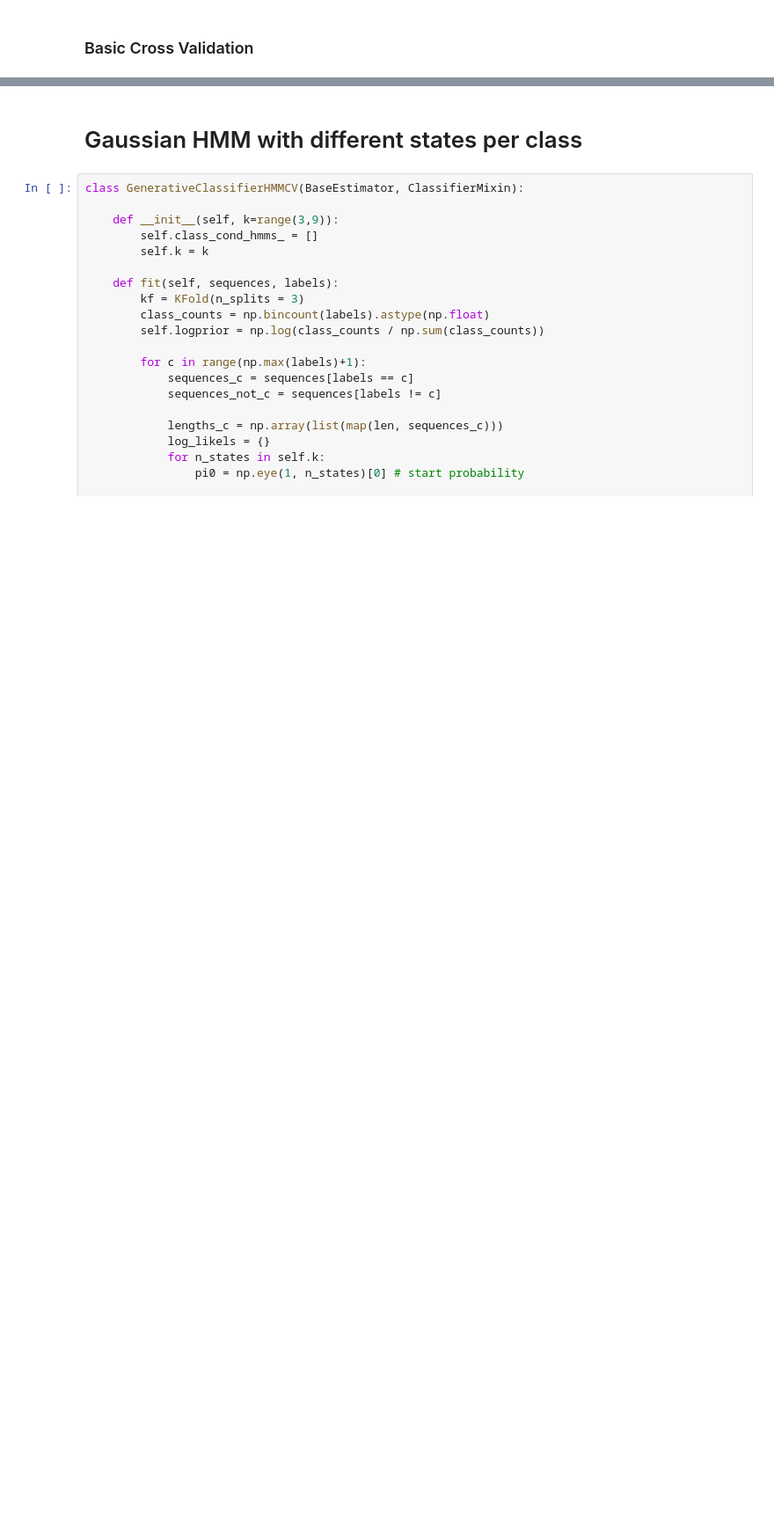
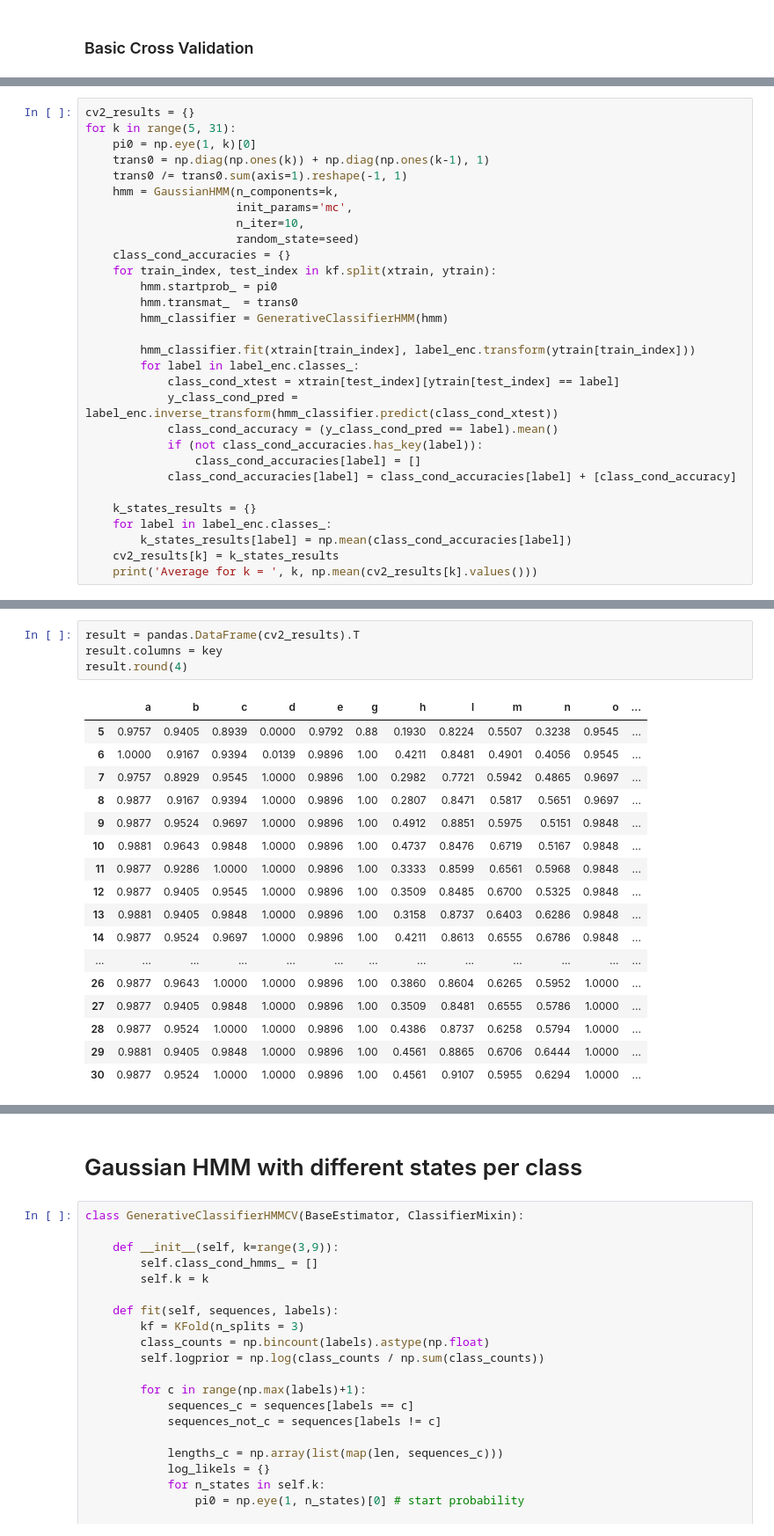
Before and after one commit to mckayryan/classifying_handwritten_letters_HMM, a Jupyter notebook: Assignment 2.ipynb, the cells around one changed output, grey strips where cells are left out. Shown at 88% size. Drawn from its saved outputs; the diff is of its cells as text; blank space fills up the shorter version.

```diff
--- a/Assignment 2.ipynb
+++ b/Assignment 2.ipynb
@@ -263,0 +361,30 @@ KeyboardInterrupt:
+# %%
+cv2_results = {}
+for k in range(5, 31):
+    pi0 = np.eye(1, k)[0]
+    trans0 = np.diag(np.ones(k)) + np.diag(np.ones(k-1), 1)
+    trans0 /= trans0.sum(axis=1).reshape(-1, 1)
+    hmm = GaussianHMM(n_components=k,
+                      init_params='mc',
+                      n_iter=10,
+                      random_state=seed)
+    class_cond_accuracies = {}
+    for train_index, test_index in kf.split(xtrain, ytrain):
+        hmm.startprob_ = pi0
+        hmm.transmat_  = trans0
+        hmm_classifier = GenerativeClassifierHMM(hmm)
+
+        hmm_classifier.fit(xtrain[train_index], label_enc.transform(ytrain[train_index]))
+        for label in label_enc.classes_:
+            class_cond_xtest = xtrain[test_index][ytrain[test_index] == label]
+            y_class_cond_pred = label_enc.inverse_transform(hmm_classifier.predict(class_cond_xtest))
+            class_cond_accuracy = (y_class_cond_pred == label).mean()
+            if (not class_cond_accuracies.has_key(label)):
+                class_cond_accuracies[label] = []
+            class_cond_accuracies[label] = class_cond_accuracies[label] + [class_cond_accuracy]
+
+    k_states_results = {}
+    for label in label_enc.classes_:
+        k_states_results[label] = np.mean(class_cond_accuracies[label])
+    cv2_results[k] = k_states_results
+    print('Average for k = ', k, np.mean(cv2_results[k].values()))
@@ -263,0 +409,22 @@ KeyboardInterrupt:
+# %%
+result = pandas.DataFrame(cv2_results).T
+result.columns = key
+result.round(4)
+# %% [output]
+|  | a | b | c | d | e | g | h | l | m | n | o | ... |
+| 5 | 0.9757 | 0.9405 | 0.8939 | 0.0000 | 0.9792 | 0.88 | 0.1930 | 0.8224 | 0.5507 | 0.3238 | 0.9545 | ... |
+| 6 | 1.0000 | 0.9167 | 0.9394 | 0.0139 | 0.9896 | 1.00 | 0.4211 | 0.8481 | 0.4901 | 0.4056 | 0.9545 | ... |
+| 7 | 0.9757 | 0.8929 | 0.9545 | 1.0000 | 0.9896 | 1.00 | 0.2982 | 0.7721 | 0.5942 | 0.4865 | 0.9697 | ... |
+| 8 | 0.9877 | 0.9167 | 0.9394 | 1.0000 | 0.9896 | 1.00 | 0.2807 | 0.8471 | 0.5817 | 0.5651 | 0.9697 | ... |
+| 9 | 0.9877 | 0.9524 | 0.9697 | 1.0000 | 0.9896 | 1.00 | 0.4912 | 0.8851 | 0.5975 | 0.5151 | 0.9848 | ... |
+| 10 | 0.9881 | 0.9643 | 0.9848 | 1.0000 | 0.9896 | 1.00 | 0.4737 | 0.8476 | 0.6719 | 0.5167 | 0.9848 | ... |
+| 11 | 0.9877 | 0.9286 | 1.0000 | 1.0000 | 0.9896 | 1.00 | 0.3333 | 0.8599 | 0.6561 | 0.5968 | 0.9848 | ... |
+| 12 | 0.9877 | 0.9405 | 0.9545 | 1.0000 | 0.9896 | 1.00 | 0.3509 | 0.8485 | 0.6700 | 0.5325 | 0.9848 | ... |
+| 13 | 0.9881 | 0.9405 | 0.9848 | 1.0000 | 0.9896 | 1.00 | 0.3158 | 0.8737 | 0.6403 | 0.6286 | 0.9848 | ... |
+| 14 | 0.9877 | 0.9524 | 0.9697 | 1.0000 | 0.9896 | 1.00 | 0.4211 | 0.8613 | 0.6555 | 0.6786 | 0.9848 | ... |
+| ... | ... | ... | ... | ... | ... | ... | ... | ... | ... | ... | ... | ... |
+| 26 | 0.9877 | 0.9643 | 1.0000 | 1.0000 | 0.9896 | 1.00 | 0.3860 | 0.8604 | 0.6265 | 0.5952 | 1.0000 | ... |
+| 27 | 0.9877 | 0.9405 | 0.9848 | 1.0000 | 0.9896 | 1.00 | 0.3509 | 0.8481 | 0.6555 | 0.5786 | 1.0000 | ... |
+| 28 | 0.9877 | 0.9524 | 1.0000 | 1.0000 | 0.9896 | 1.00 | 0.4386 | 0.8737 | 0.6258 | 0.5794 | 1.0000 | ... |
+| 29 | 0.9881 | 0.9405 | 0.9848 | 1.0000 | 0.9896 | 1.00 | 0.4561 | 0.8865 | 0.6706 | 0.6444 | 1.0000 | ... |
+| 30 | 0.9877 | 0.9524 | 1.0000 | 1.0000 | 0.9896 | 1.00 | 0.4561 | 0.9107 | 0.5955 | 0.6294 | 1.0000 | ... |
```
Also changed, not shown: parts of 28 cells of this notebook.
